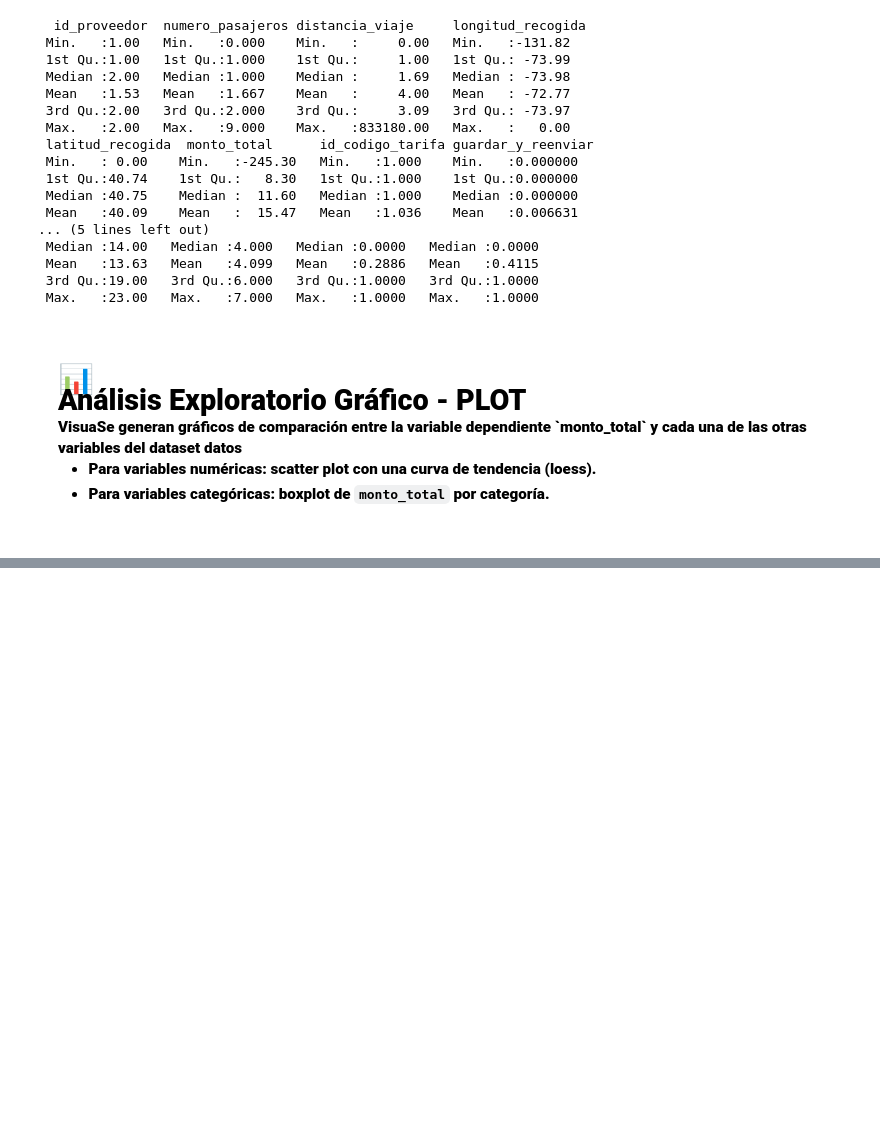
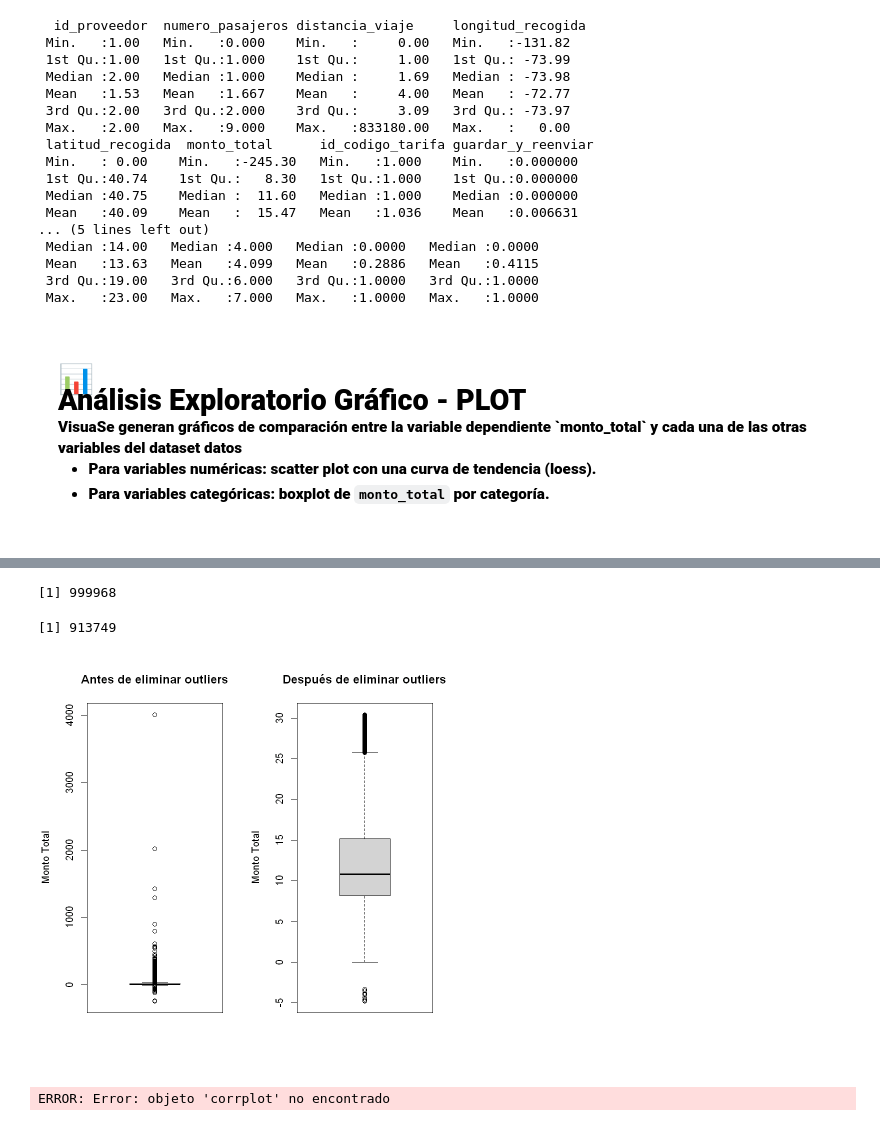
Before and after one commit to RosariosTijeras/Autonomos-Modelamiento, a Jupyter notebook: Autonomos/Autonomo_2/R_Notebooks/analisis.ipynb, the cells around one changed output, grey strips where cells are left out. Saved outputs shown, nothing was run; the diff lists cells and outputs as text; code cells hidden in the pictures; blank space fills up the shorter version.

```diff
--- a/Autonomos/Autonomo_2/R_Notebooks/analisis.ipynb
+++ b/Autonomos/Autonomo_2/R_Notebooks/analisis.ipynb
@@ -611,0 +705,5 @@ F-statistic: 154.5 on 8 and 913740 DF,  p-value: < 2.2e-16
+# %%
+q1_iqr <- quantile(datos$monto_total, 0.25)
+q3_iqr <- quantile(datos$monto_total, 0.75)
+iqr <- q3_iqr - q1_iqr
+iqr
@@ -611,0 +715,5 @@ F-statistic: 154.5 on 8 and 913740 DF,  p-value: < 2.2e-16
+# %%
+lim_inferior <- q1_iqr - 1.5 * iqr
+lim_superior <- q3_iqr + 1.5 * iqr
+lim_inferior
+lim_superior
@@ -611,0 +755,22 @@ F-statistic: 154.5 on 8 and 913740 DF,  p-value: < 2.2e-16
+# %%
+## Eliminar outliers en monto_total
+datos_sin_outliers_monto <- datos %>%
+  filter(monto_total >= lim_inferior & monto_total <= lim_superior)
+nrow(datos)
+nrow(datos_sin_outliers_monto)
+# %% [output]
+[1] 999968
+[1] 913749
+# %%
+## Comparar boxplot ANTES y DESPUÉS de eliminar outliers
+par(mfrow=c(1,2))
+boxplot(datos$monto_total, main="Antes de eliminar outliers", ylab="Monto Total")
+boxplot(datos_sin_outliers_monto$monto_total, main="Después de eliminar outliers", ylab="Monto Total")
+# %% [output]
+[figure, added]
+# %%
+numeric_data <- select(datos, where(is.numeric))
+matriz_corr <- cor(numeric_data, method = "pearson")
+corrplot(matriz_corr, method = "circle")
+# %% [output]
+ERROR: Error: objeto 'corrplot' no encontrado
```
Also changed, not shown: parts of 22 cells of this notebook.
